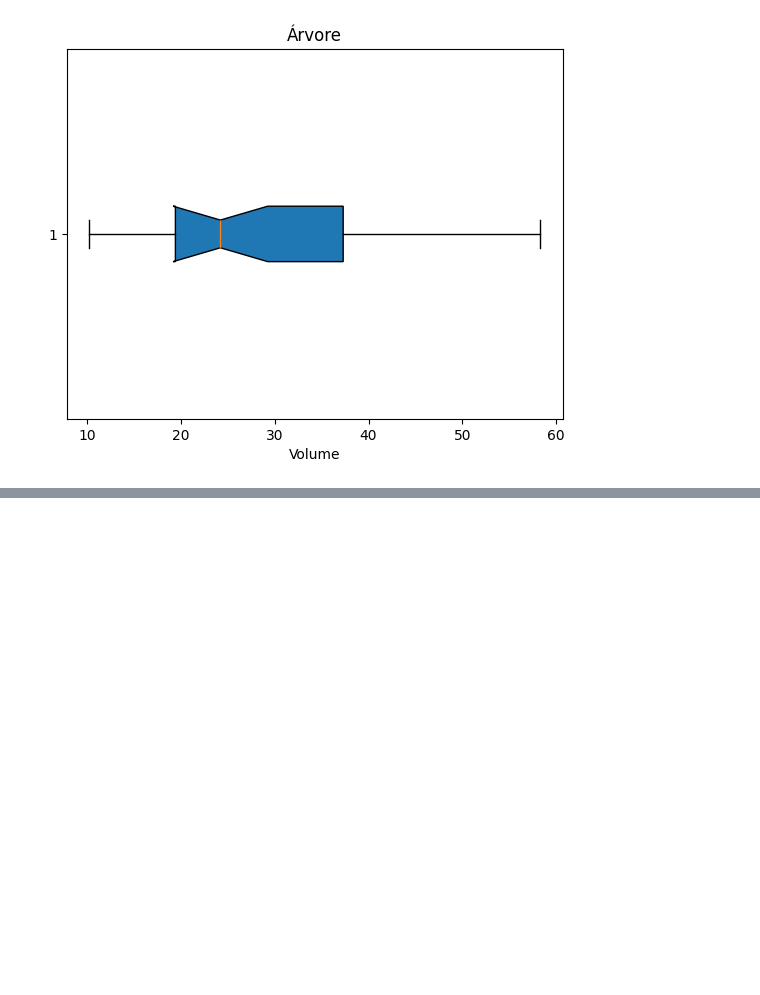
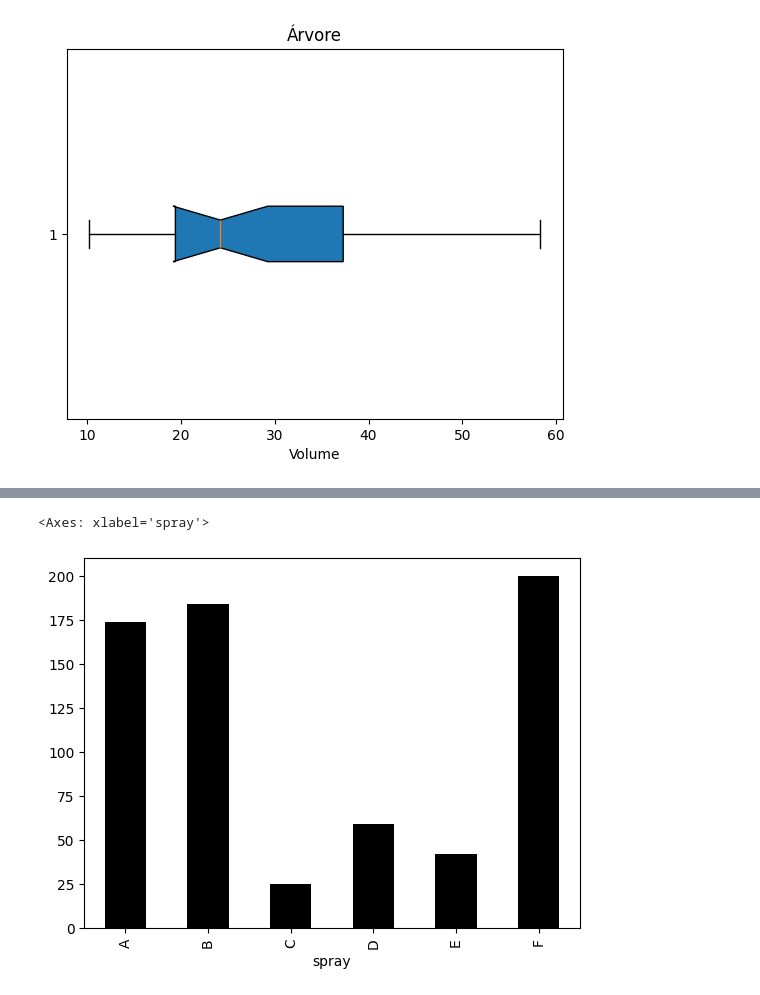
Before and after one commit to devigorll/Curso-CD, a Jupyter notebook: 11_geracao_graficos.ipynb, the cells around one changed output, grey strips where cells are left out. Cells and saved outputs as stored; diff of their text form; code cells hidden in the pictures; blank space fills up the shorter version.

```diff
--- a/11_geracao_graficos.ipynb
+++ b/11_geracao_graficos.ipynb
@@ -190,0 +119,3 @@ base
+# %%
+base_insect = pd.read_csv("/content/drive/MyDrive/UDEMY/CURSO CD/05. GRAFICOS VISUALIZACOES E DASHBOARDS/Cópia de insect.csv", delimiter = ",")
+base_insect
@@ -190,0 +126,3 @@ base
+# %%
+agrupado = base_insect.groupby(["spray"])["count"].sum()
+agrupado
@@ -190,0 +139,5 @@ base
+# %%
+agrupado.plot.bar(color = "black")
+# %% [output]
+<Axes: xlabel='spray'>
+[figure, added]
```
Also changed, not shown: parts of 38 cells of this notebook.
